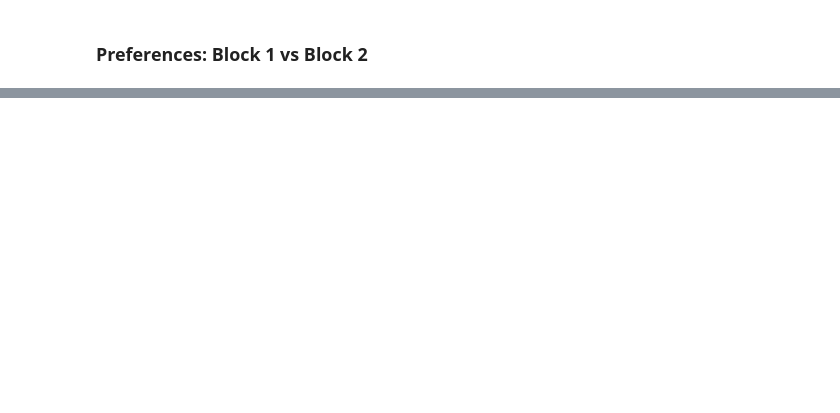
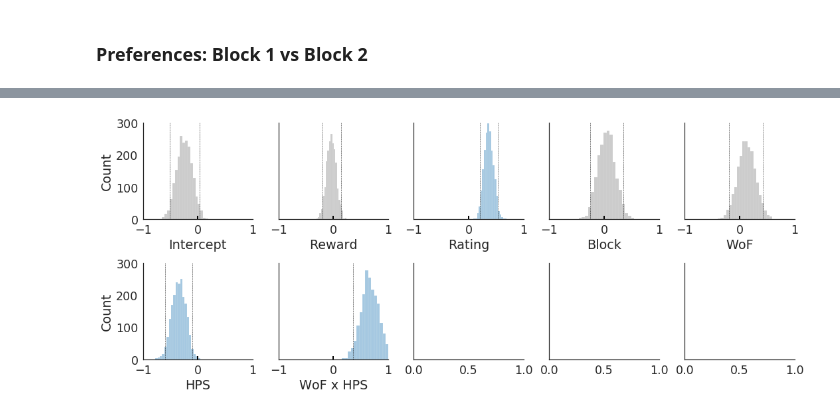
Before and after one commit to szorowi1/pni-rotations, a Jupyter notebook: 3_Behavior.ipynb, the cells around one changed output, grey strips where cells are left out. Cells and saved outputs as stored; diff of their text form; code cells hidden in the pictures; blank space fills up the shorter version.

```diff
--- a/3_Behavior.ipynb
+++ b/3_Behavior.ipynb
@@ -730,0 +590,10 @@ plt.tight_layout()
+# %%
+#~~~~~~~~~~~~~~~~~~~~~~~~~~~~~~~~~~~~~~~~~~#
+### Fit model with Stan.
+#~~~~~~~~~~~~~~~~~~~~~~~~~~~~~~~~~~~~~~~~~~#
+
+## Fit model.
+file = 'stan_models/moodRL_block_preference.stan'
+fit = pystan.stan(file=file, data=dd, iter=5500, warmup=5000, thin=1, chains=4,
+                  n_jobs=4, seed=47404)
+check_div(fit); check_treedepth(fit); check_energy(fit); check_n_eff(fit), check_rhat(fit)
@@ -730,0 +608,40 @@ plt.tight_layout()
+# %%
+#~~~~~~~~~~~~~~~~~~~~~~~~~~~~~~~~~~~~~~~~~~#
+### Plotting.
+#~~~~~~~~~~~~~~~~~~~~~~~~~~~~~~~~~~~~~~~~~~#
+
+## Extract parameters.
+extract = fit.extract()
+beta = extract['beta']
+
+summary = fit.summary()
+summary = DataFrame(summary['summary'], columns=summary['summary_colnames'], index=summary['summary_rownames'])
+
+## Initialize canvas.
+fig, axes = plt.subplots(2, 5, figsize=(15,6), sharey=True)
+
+## Plot.
+labels = ['Intercept', 'Reward', 'Rating', 'Block', 'WoF', 'HPS',
+          'WoF x HPS', '3-way']
+
+for i, arr, label in zip(range(10), beta.T, labels):
+
+    ## Select color.
+    lb, ub = summary.loc['beta[%s]' %i, ['2.5%','97.5%']]
+    if np.logical_xor(lb > 0, ub > 0): color='grey'
+    else: color = '#1f77b4'
+
+    ## Plot.
+    sns.distplot(arr, bins=20, kde=False, color=color, hist_kws=dict(edgecolor='w'), ax=axes[i//5,i%5])
+
+    ## Plot HDI.
+    axes[i//5,i%5].vlines([lb,ub],0,300,lw=0.5,linestyle='--')
+    axes[i//5,i%5].vlines(0,0,10,lw=2,color='k')
+    axes[i//5,i%5].set(xlim=(-1,1), ylim=(0,300), xlabel=label)
+    axes[0,0].set(ylabel='Count')
+    axes[1,0].set(ylabel='Count')
+
+sns.despine()
+plt.tight_layout()
+# %% [output]
+[figure, added]
```
Also changed, not shown: parts of 12 cells of this notebook.
